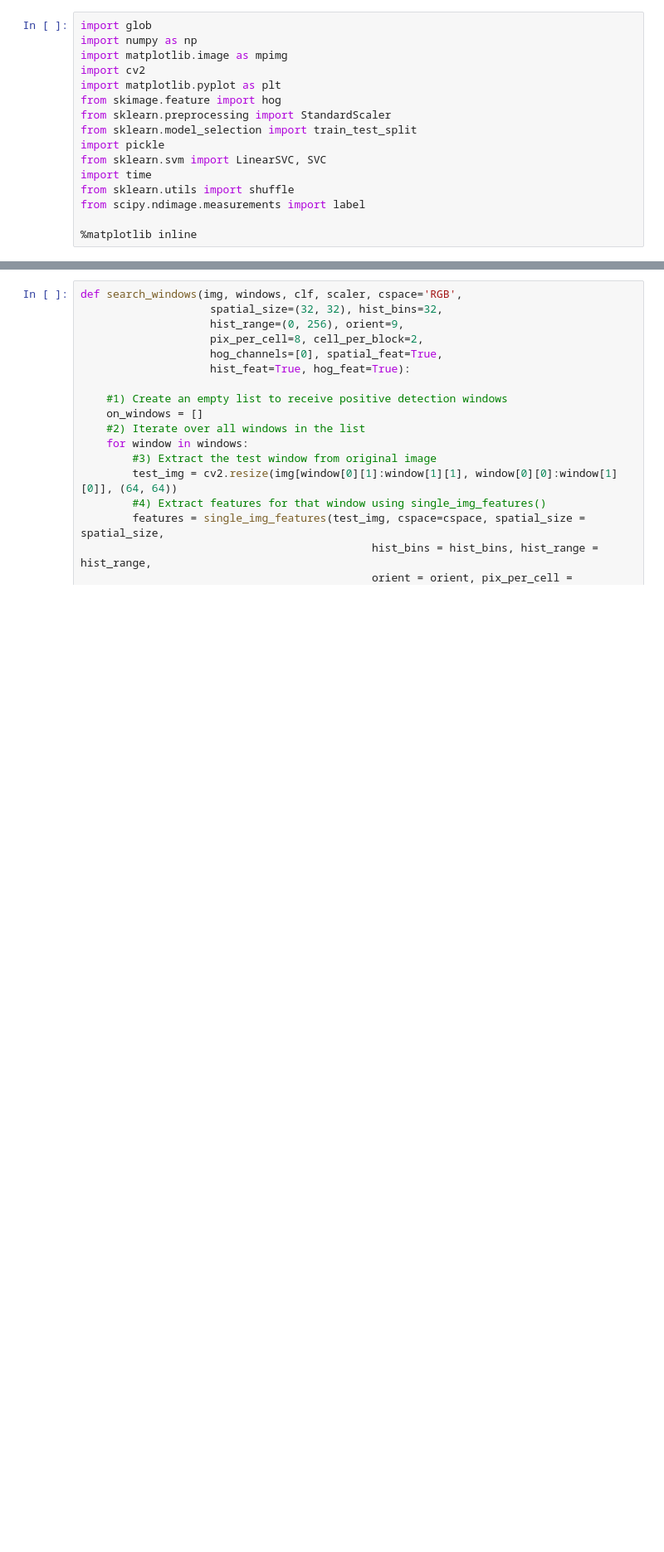
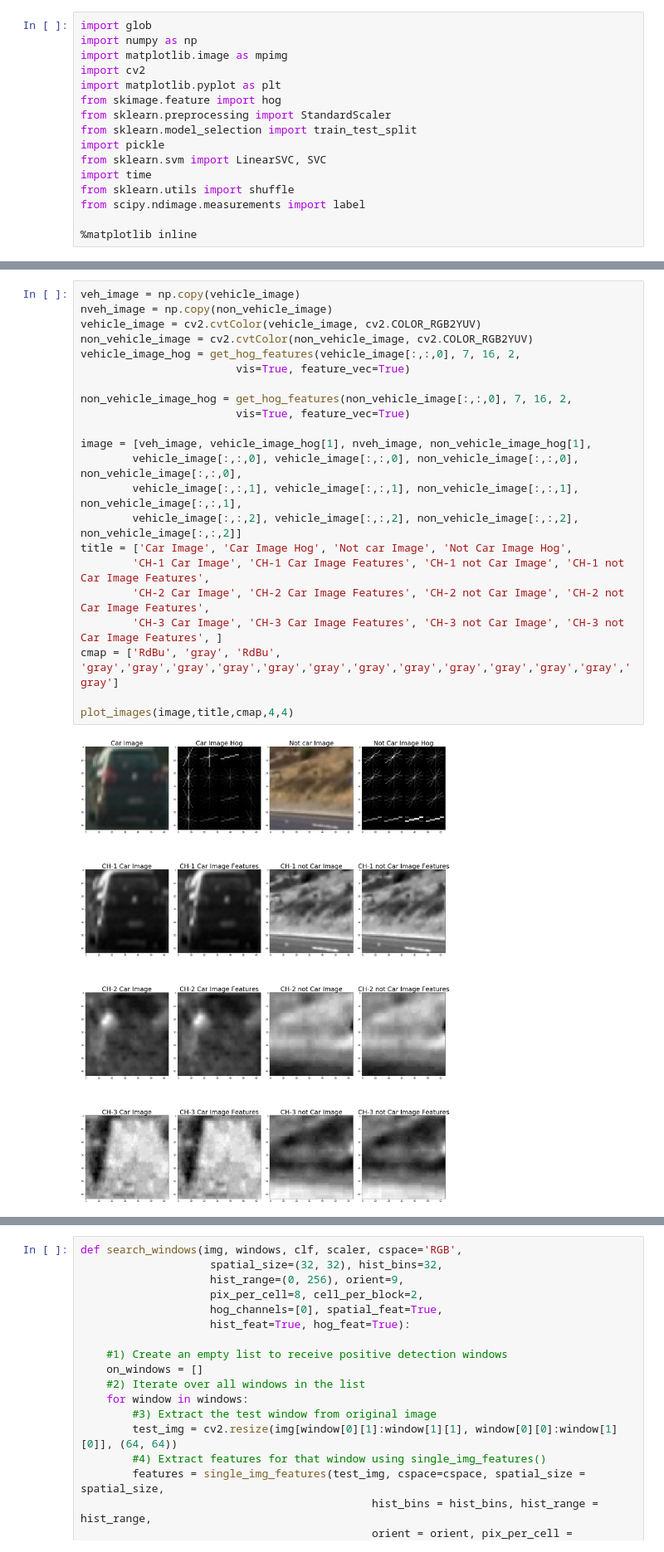
Before and after one commit to prathmesh-dali/CarND-Vehicle-Detection, a Jupyter notebook: CarND_Vehicle_Detection.ipynb, the cells around one changed output, grey strips where cells are left out. Shown: that part at 83% size. Drawn from its saved outputs; the diff is of its cells as text; blank space fills up the shorter version.

```diff
--- a/CarND_Vehicle_Detection.ipynb
+++ b/CarND_Vehicle_Detection.ipynb
@@ -122,4 +153,28 @@ def extract_features(imgs, cspace='RGB', spatial_size=(32, 32),
         # Append the new feature vector to the features list
         features.append(image_features)
     return features
+# %%
+veh_image = np.copy(vehicle_image)
+nveh_image = np.copy(non_vehicle_image)
+vehicle_image = cv2.cvtColor(vehicle_image, cv2.COLOR_RGB2YUV)
+non_vehicle_image = cv2.cvtColor(non_vehicle_image, cv2.COLOR_RGB2YUV)
+vehicle_image_hog = get_hog_features(vehicle_image[:,:,0], 7, 16, 2,
+                        vis=True, feature_vec=True)
+
+non_vehicle_image_hog = get_hog_features(non_vehicle_image[:,:,0], 7, 16, 2,
+                        vis=True, feature_vec=True)
+
+image = [veh_image, vehicle_image_hog[1], nveh_image, non_vehicle_image_hog[1],
+        vehicle_image[:,:,0], vehicle_image[:,:,0], non_vehicle_image[:,:,0], non_vehicle_image[:,:,0],
+        vehicle_image[:,:,1], vehicle_image[:,:,1], non_vehicle_image[:,:,1], non_vehicle_image[:,:,1],
+        vehicle_image[:,:,2], vehicle_image[:,:,2], non_vehicle_image[:,:,2], non_vehicle_image[:,:,2]]
+title = ['Car Image', 'Car Image Hog', 'Not car Image', 'Not Car Image Hog',
+        'CH-1 Car Image', 'CH-1 Car Image Features', 'CH-1 not Car Image', 'CH-1 not Car Image Features',
+        'CH-2 Car Image', 'CH-2 Car Image Features', 'CH-2 not Car Image', 'CH-2 not Car Image Features',
+        'CH-3 Car Image', 'CH-3 Car Image Features', 'CH-3 not Car Image', 'CH-3 not Car Image Features', ]
+cmap = ['RdBu', 'gray', 'RdBu', 'gray','gray','gray','gray','gray','gray','gray','gray','gray','gray','gray','gray','gray']
+
+plot_images(image,title,cmap,4,4)
+# %% [output]
+[figure, added]
 # %%
```
Also changed, not shown: parts of 21 cells of this notebook, 6 other files.
